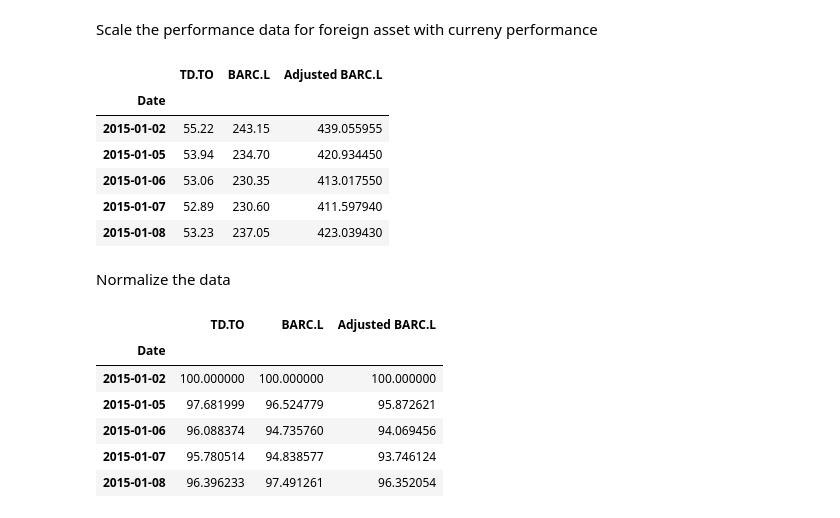
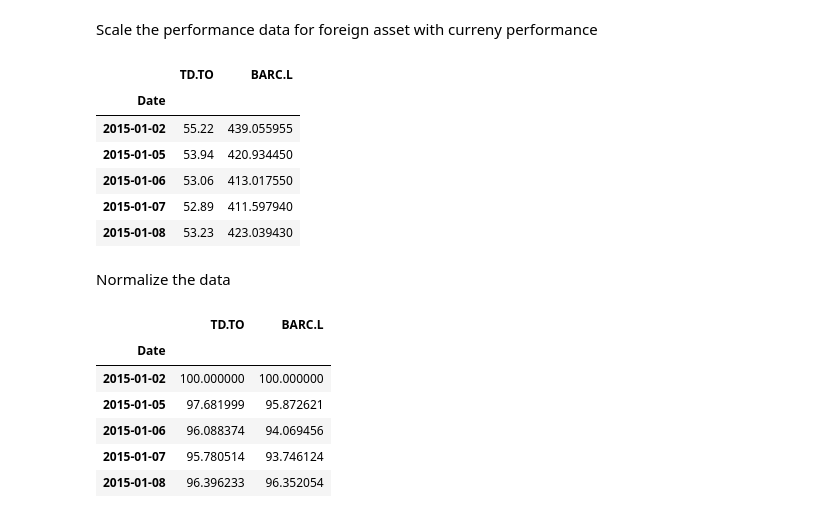
Before and after one commit to LSEG-API-Samples/Article.EikonAPI.Python.CompareForeignPerformance, a Jupyter notebook: CompareForeignPerformance.ipynb, the cells around one changed output. Saved outputs shown, nothing was run; the diff lists cells and outputs as text; code cells hidden in the pictures.

```diff
--- a/CompareForeignPerformance.ipynb
+++ b/CompareForeignPerformance.ipynb
@@ -48,30 +52,31 @@ perf2 = ek.get_timeseries(instr2, fields='CLOSE', start_date=start_date, end_dat
 # %% [markdown]
 Scale the performance data for foreign asset with curreny performance
 # %%
-perf = pd.concat([perf1, perf2, perf2 * curr], axis=1)
-label3 = 'Adjusted ' + instr2;
-perf.columns = [instr1, instr2, label3]
-#drop invalid entries from dataframe
+# create a single DataFrame with both data series (useful if using cufflinks to plot instead of plotly)
+perf = pd.concat([perf1, perf2 * curr], axis=1)
+perf.columns = [instr1, instr2]
+# drop invalid entries from dataframe
 perf = perf.dropna()
 perf.head()
 # %% [output]
-|  | TD.TO | BARC.L | Adjusted BARC.L |
-| Date |  |  |  |
-| 2015-01-02 | 55.22 | 243.15 | 439.055955 |
-| 2015-01-05 | 53.94 | 234.70 | 420.934450 |
-| 2015-01-06 | 53.06 | 230.35 | 413.017550 |
-| 2015-01-07 | 52.89 | 230.60 | 411.597940 |
-| 2015-01-08 | 53.23 | 237.05 | 423.039430 |
+|  | TD.TO | BARC.L |
+| Date |  |  |
+| 2015-01-02 | 55.22 | 439.055955 |
+| 2015-01-05 | 53.94 | 420.934450 |
+| 2015-01-06 | 53.06 | 413.017550 |
+| 2015-01-07 | 52.89 | 411.597940 |
+| 2015-01-08 | 53.23 | 423.039430 |
 # %% [markdown]
 Normalize the data
 # %%
-perf_norm = perf * 100 / (perf[instr1][0], perf[instr2][0], perf[label3][0])
+# rescale both timeseries to 100% at start date
+perf_norm = perf * 100 / (perf[instr1][0], perf[instr2][0])
 perf_norm.head()
 # %% [output]
-|  | TD.TO | BARC.L | Adjusted BARC.L |
-| Date |  |  |  |
-| 2015-01-02 | 100.000000 | 100.000000 | 100.000000 |
-| 2015-01-05 | 97.681999 | 96.524779 | 95.872621 |
-| 2015-01-06 | 96.088374 | 94.735760 | 94.069456 |
-| 2015-01-07 | 95.780514 | 94.838577 | 93.746124 |
-| 2015-01-08 | 96.396233 | 97.491261 | 96.352054 |
+|  | TD.TO | BARC.L |
+| Date |  |  |
+| 2015-01-02 | 100.000000 | 100.000000 |
+| 2015-01-05 | 97.681999 | 95.872621 |
+| 2015-01-06 | 96.088374 | 94.069456 |
+| 2015-01-07 | 95.780514 | 93.746124 |
+| 2015-01-08 | 96.396233 | 96.352054 |
```
Also changed, not shown: parts of 9 cells of this notebook, 2 other files.
